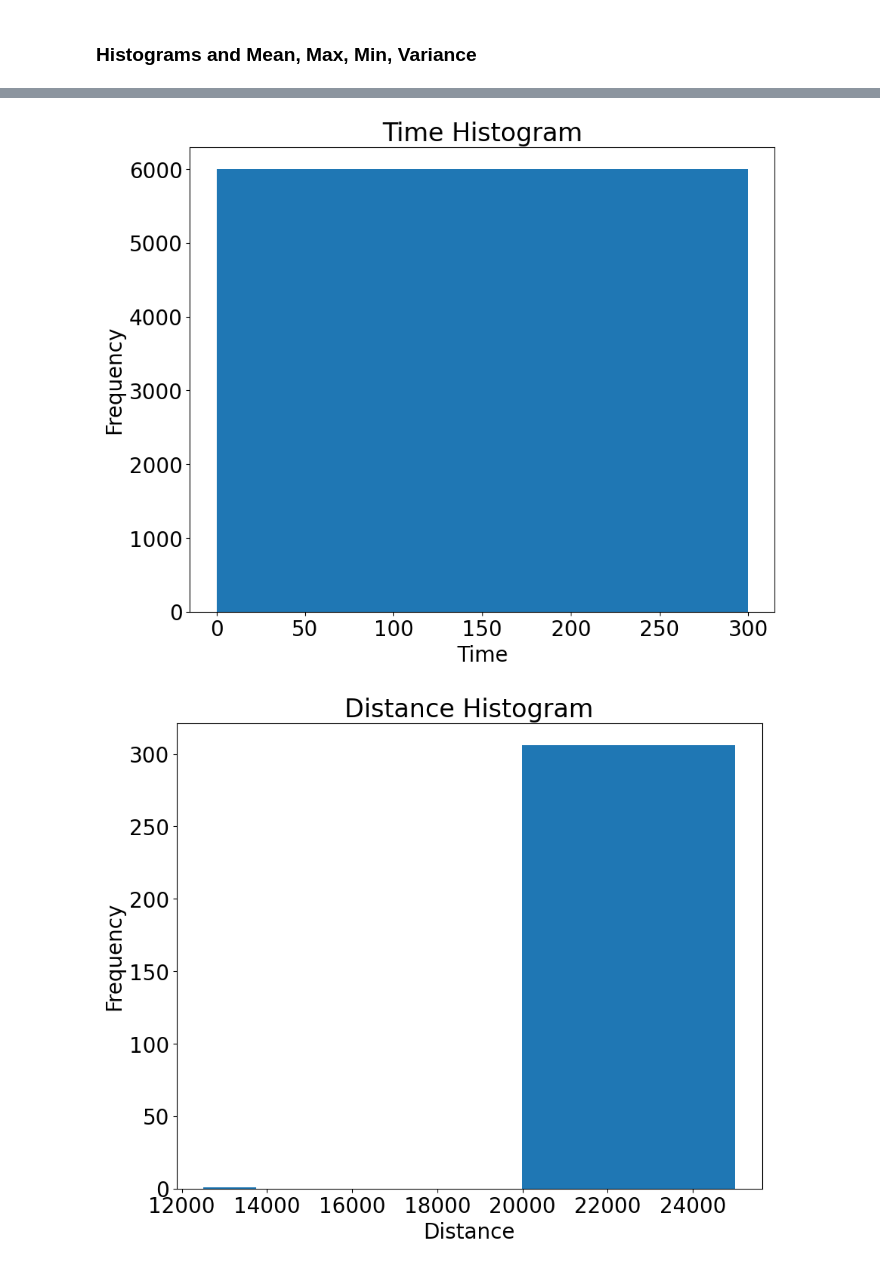
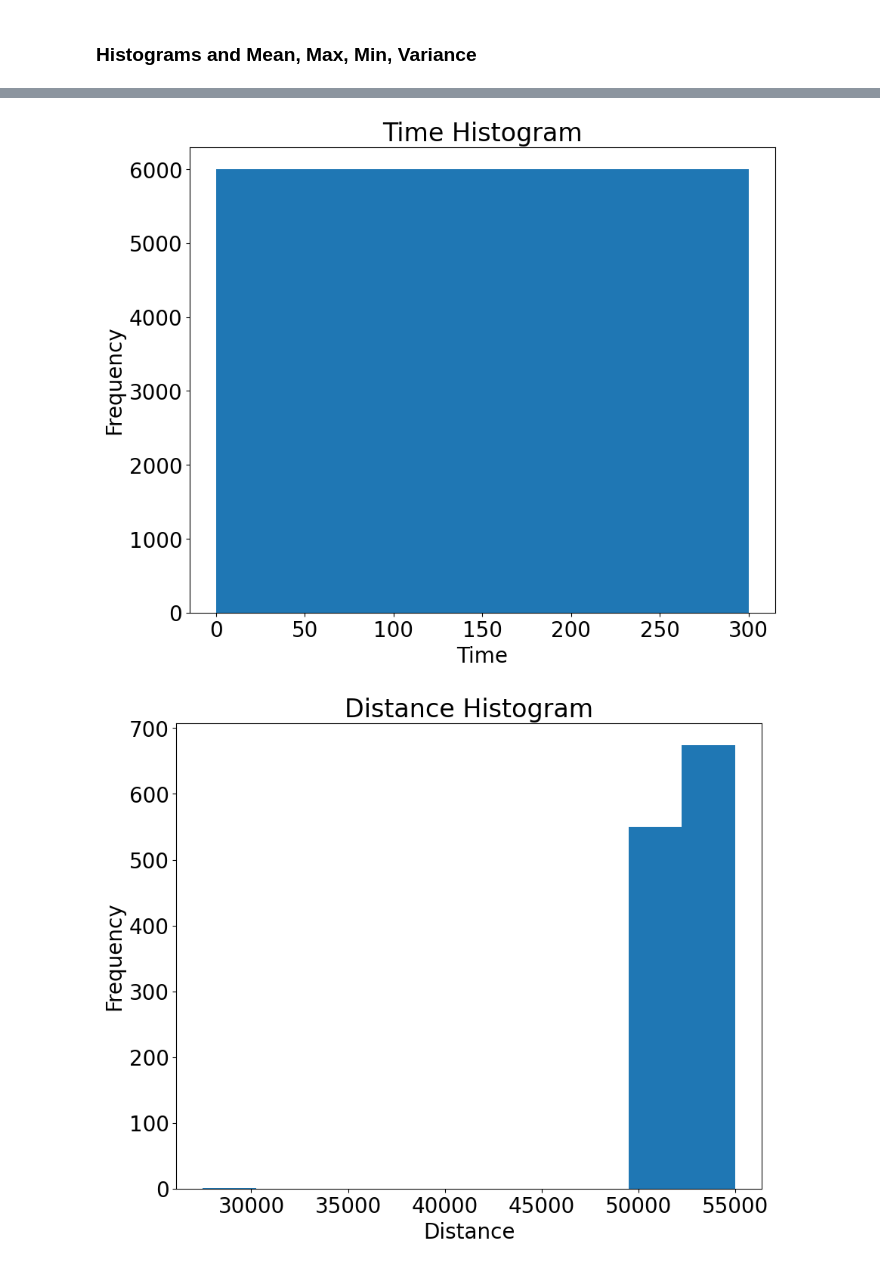
Before and after one commit to UW-MLGEO/DASclassification, a Jupyter notebook: notebooks/Data_Manipulation.ipynb, the cells around one changed output, grey strips where cells are left out. Drawn from its saved outputs; the diff is of its cells as text; code cells hidden in the pictures.

```diff
--- a/notebooks/Data_Manipulation.ipynb
+++ b/notebooks/Data_Manipulation.ipynb
@@ -78,7 +78,7 @@ gauge length in m =  51.04762
 # %% [markdown]
 # Converting Raw Data to AI-Ready Data (Prepare_AI_Ready_Data.ipynb)
 # %%
-distance = [20000, 25000]
+distance = [50000, 55000]
 if dx<2:
     chint = 1
 elif dx>=2:
@@ -210,21 +212,23 @@ plt.show()
 # %%
 #plotting downsampled time and distance in seperate cell b/c str rate takes long time
+'''
 plt.figure(figsize = (10,8))
 plt.hist(time_downsampled)
 plt.title('Time Histogram')
 plt.xlabel('Time')
 plt.ylabel('Frequency')
 plt.show()
 
 plt.figure(figsize = (10,8))
 plt.hist(dist_downsampled)
 plt.title('Distance Histogram')
 plt.xlabel('Distance')
 plt.ylabel('Frequency')
 plt.show()
+'''
 # %% [output]
-[figure, old version]
+[figure, new version]
-[figure, old version]
+[figure, new version]
 # %%
 #finding stats of raw data
 #Looking at mean, min, max, and variance in the raw vs. downsampled data
```
Also changed, not shown: parts of 39 cells of this notebook.
